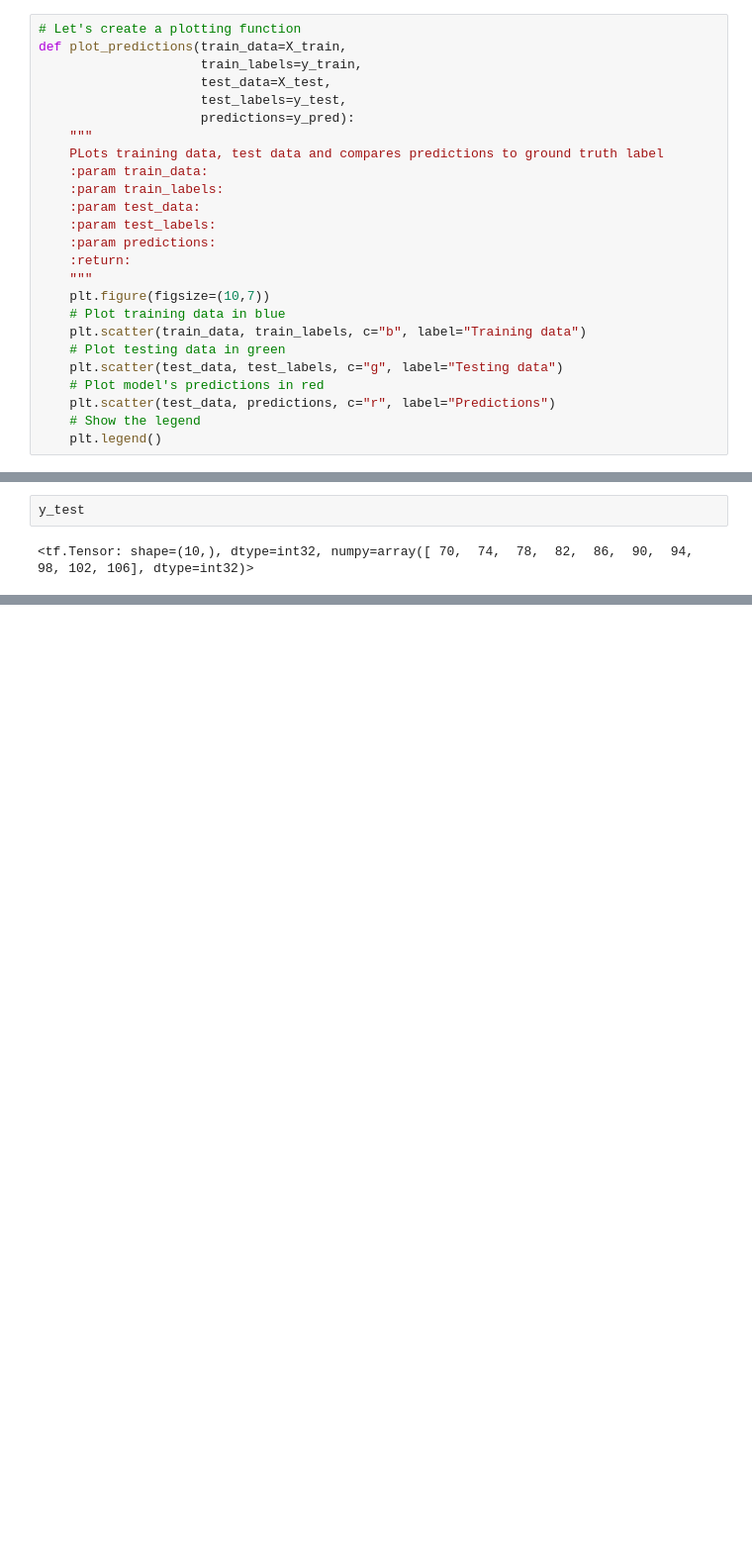
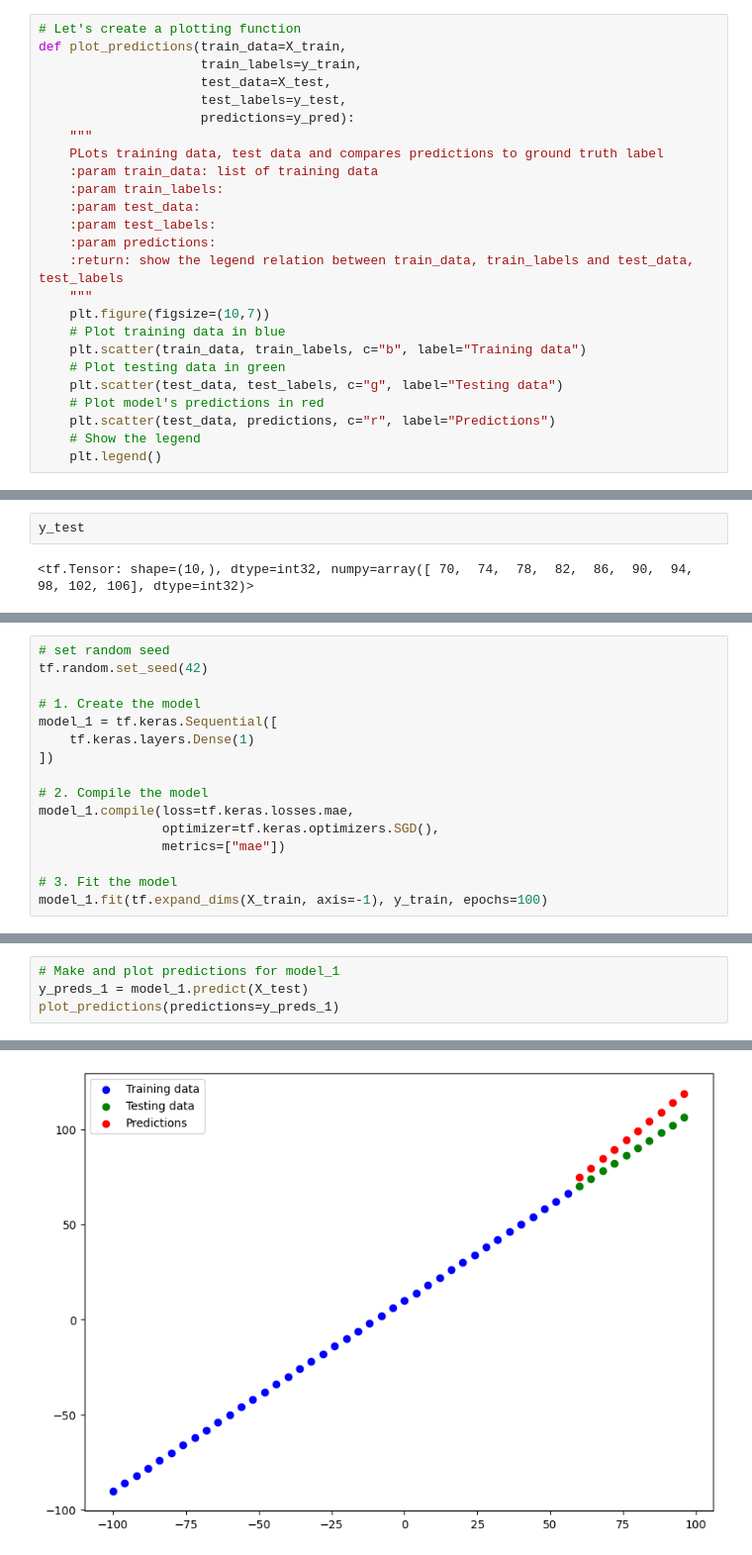
Before and after one commit to dinhdc/tensorflow, a Jupyter notebook: neurals-networks-regression/01_neural_network_regression_with_tensorflow.ipynb, the cells around one changed output, grey strips where cells are left out. Shown at 99% size. Drawn from its saved outputs; the diff is of its cells as text; blank space fills up the shorter version.

```diff
--- a/neurals-networks-regression/01_neural_network_regression_with_tensorflow.ipynb
+++ b/neurals-networks-regression/01_neural_network_regression_with_tensorflow.ipynb
@@ -412,12 +412,12 @@ def plot_predictions(train_data=X_train,
                      predictions=y_pred):
     """
     PLots training data, test data and compares predictions to ground truth label
-    :param train_data:
+    :param train_data: list of training data
     :param train_labels:
     :param test_data:
     :param test_labels:
     :param predictions:
-    :return:
+    :return: show the legend relation between train_data, train_labels and test_data, test_labels
     """
     plt.figure(figsize=(10,7))
     # Plot training data in blue
@@ -471,0 +521,16 @@ y_test
+# %%
+# set random seed
+tf.random.set_seed(42)
+
+# 1. Create the model
+model_1 = tf.keras.Sequential([
+    tf.keras.layers.Dense(1)
+])
+
+# 2. Compile the model
+model_1.compile(loss=tf.keras.losses.mae,
+                optimizer=tf.keras.optimizers.SGD(),
+                metrics=["mae"])
+
+# 3. Fit the model
+model_1.fit(tf.expand_dims(X_train, axis=-1), y_train, epochs=100)
@@ -471,0 +556,5 @@ y_test
+# %%
+# Make and plot predictions for model_1
+y_preds_1 = model_1.predict(X_test)
+plot_predictions(predictions=y_preds_1)
+# %% [output]
@@ -471,0 +563 @@ y_test
+[figure, added]
```
Also changed, not shown: parts of 64 cells of this notebook, 1 other file.
